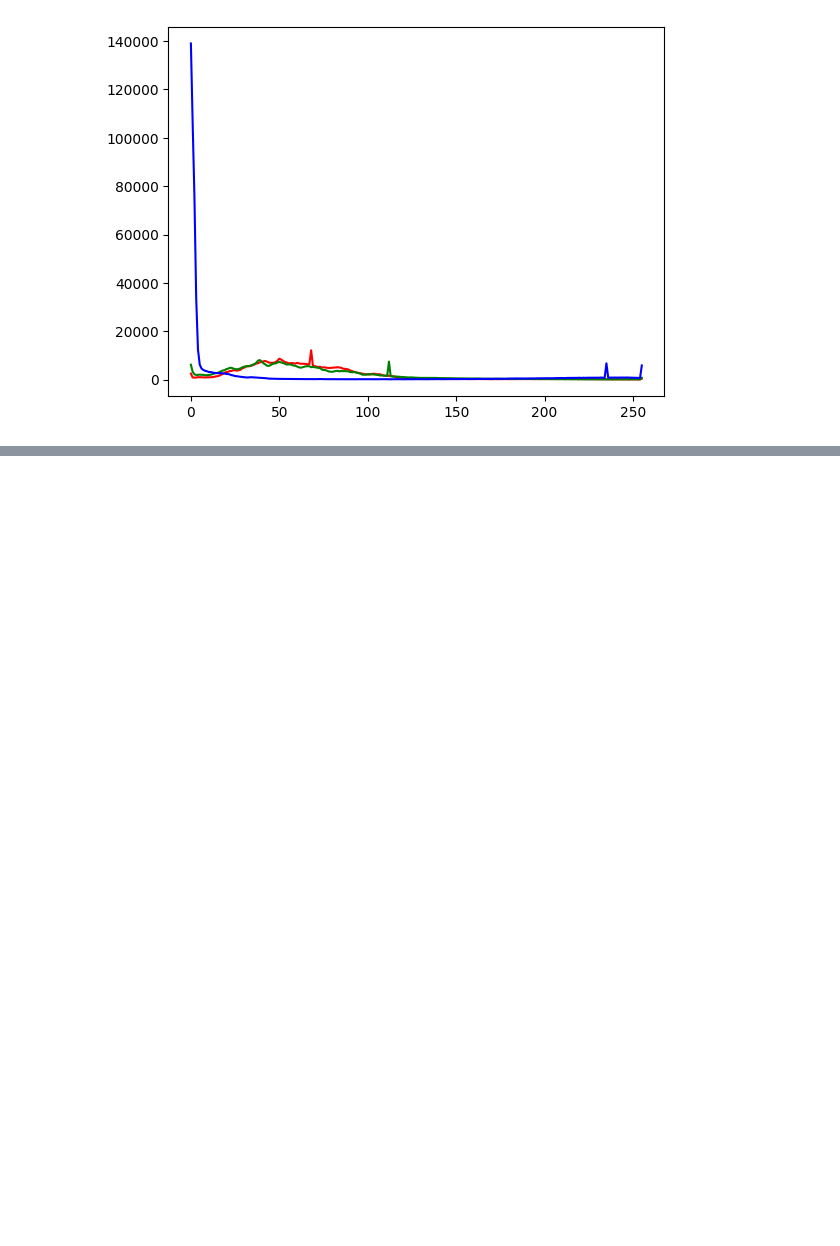
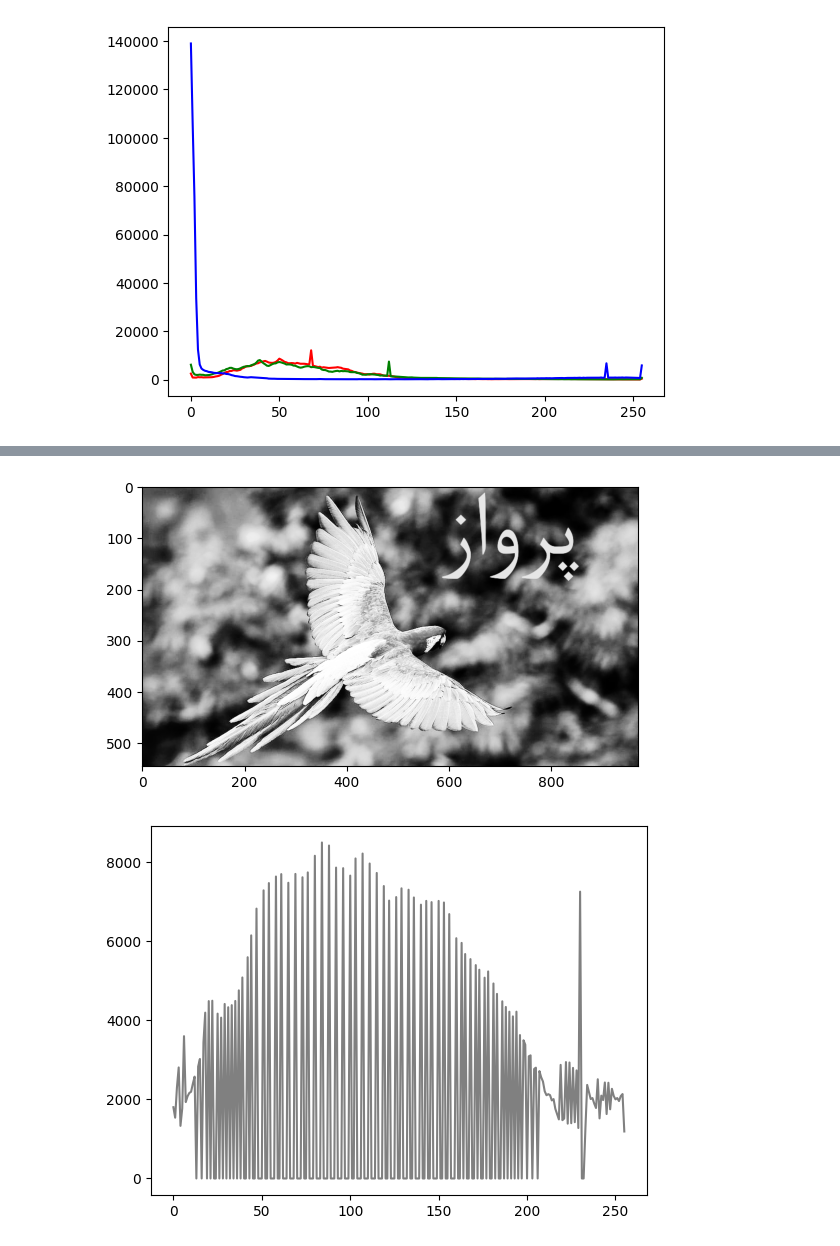
Before and after one commit to MahdiAhmadiKamal/PyLearn7-Image-Processing, a Jupyter notebook: PyLearn7-Assignment35/Python Imaging Library (PIL)/pillow.ipynb, the cells around one changed output, grey strips where cells are left out. Cells and saved outputs as stored; diff of their text form; code cells hidden in the pictures; blank space fills up the shorter version.

```diff
--- a/PyLearn7-Assignment35/Python Imaging Library (PIL)/pillow.ipynb
+++ b/PyLearn7-Assignment35/Python Imaging Library (PIL)/pillow.ipynb
@@ -43,0 +77,15 @@ plt.show()
+# %%
+# gray image histogram equalization
+image_pil_gray =image_pil.convert("L")
+image_pil_gray_high_cont = ImageOps.equalize(image_pil_gray)
+image_pil_gray_high_cont.save("output/result_gray_high_cont.jpg")
+plt.imshow(image_pil_gray_high_cont, cmap="gray" )
+plt.show()
+
+hist_gray_eq = image_pil_gray_high_cont.histogram()
+
+plt.plot(hist_gray_eq, color='gray')
+plt.show()
+# %% [output]
+[figure, added]
+[figure, added]
```
Also changed, not shown: parts of 5 cells of this notebook, 4 other files.
